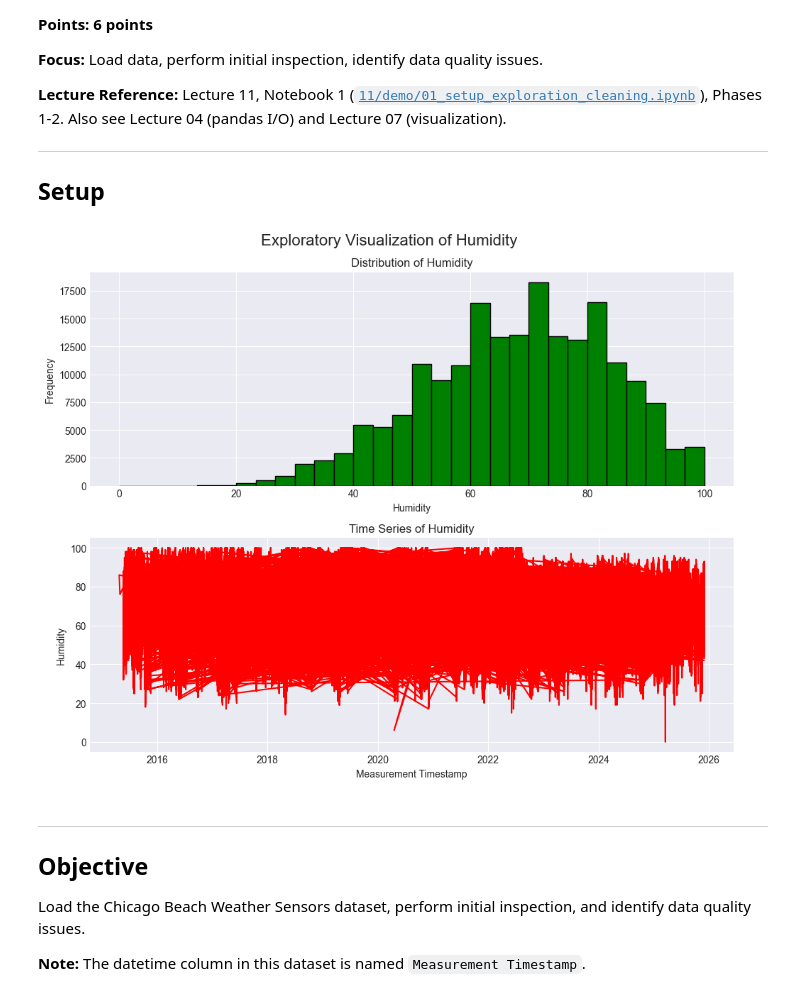
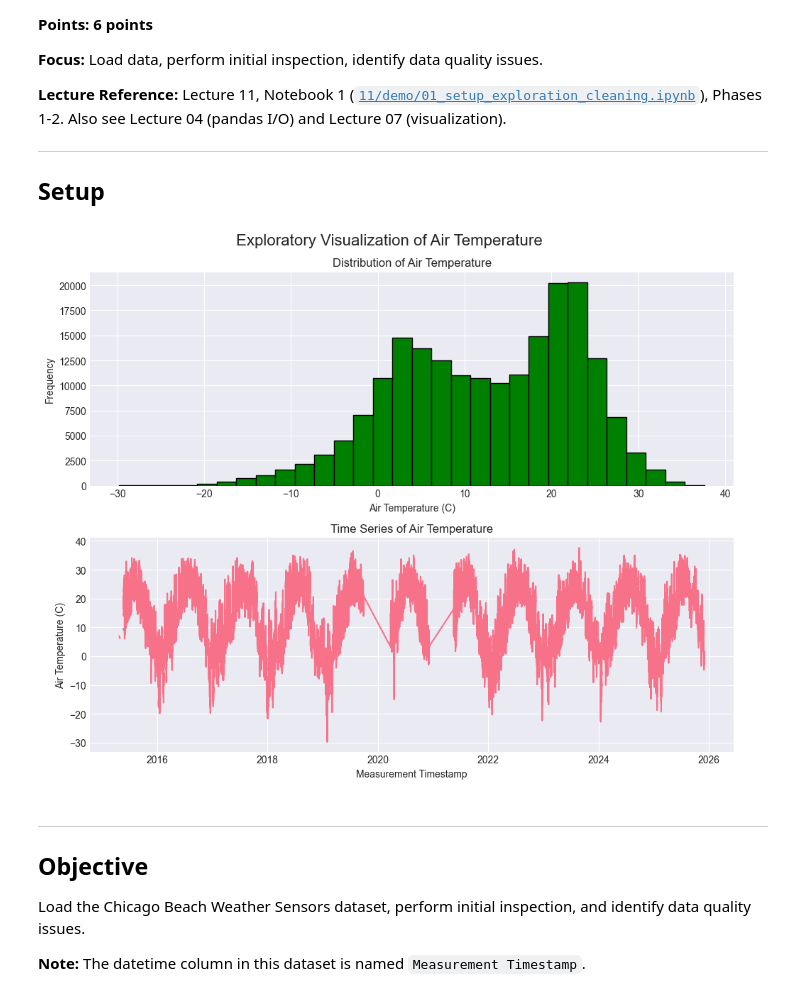
Before and after one commit to UCSF-DataSci/ds217-11-final-chrissie331, a Jupyter notebook: q1_setup_exploration.ipynb, the cells around one changed output. Saved outputs shown, nothing was run; the diff lists cells and outputs as text; code cells hidden in the pictures.

```diff
--- a/q1_setup_exploration.ipynb
+++ b/q1_setup_exploration.ipynb
@@ -89,24 +89,31 @@ exploration_df = pd.DataFrame(exploration_stats)
 exploration_df.to_csv('output/q1_exploration.csv', index = False)
 # %%
 # Creating output/q1_visualizations.png
-
+beach_data.reset_index(inplace = True)
+# Histogram
 fig, axes = plt.subplots(2,1, figsize = (10, 8))
-axes[0].hist(beach_data['Humidity'], bins = 30, color = 'green', edgecolor = 'black')
-axes[0].set_title('Distribution of Humidity')
-axes[0].set_xlabel('Humidity')
+axes[0].hist(beach_data['Air Temperature'], bins = 30, color = 'green', edgecolor = 'black')
+axes[0].set_title('Distribution of Air Temperature')
+axes[0].set_xlabel('Air Temperature (C)')
 axes[0].set_ylabel('Frequency')
 
-axes[1].plot(beach_data['Measurement Timestamp'], beach_data['Humidity'], color = 'red')
-axes[1].set_title('Time Series of Humidity')
+beach_data = beach_data.sort_values('Measurement Timestamp')
+beach_data.set_index('Measurement Timestamp', inplace = True)
+# Time Series
+axes[1].plot(beach_data.index, beach_data['Air Temperature'])
+axes[1].set_title('Time Series of Air Temperature')
 axes[1].set_xlabel('Measurement Timestamp')
-axes[1].set_ylabel('Humidity')
+axes[1].set_ylabel('Air Temperature (C)')
+axes[1]
 
-fig.suptitle('Exploratory Visualization of Humidity', fontsize = 16)
+fig.suptitle('Exploratory Visualization of Air Temperature', fontsize = 16)
 plt.tight_layout()
 plt.savefig('output/q1_visualizations.png', dpi = 300)
 plt.show()
+
+beach_data.reset_index(inplace = True)
 # %% [output]
-[figure, old version]
+[figure, new version]
 # %% [markdown]
 ---
 
```
Also changed, not shown: 1 other file.
